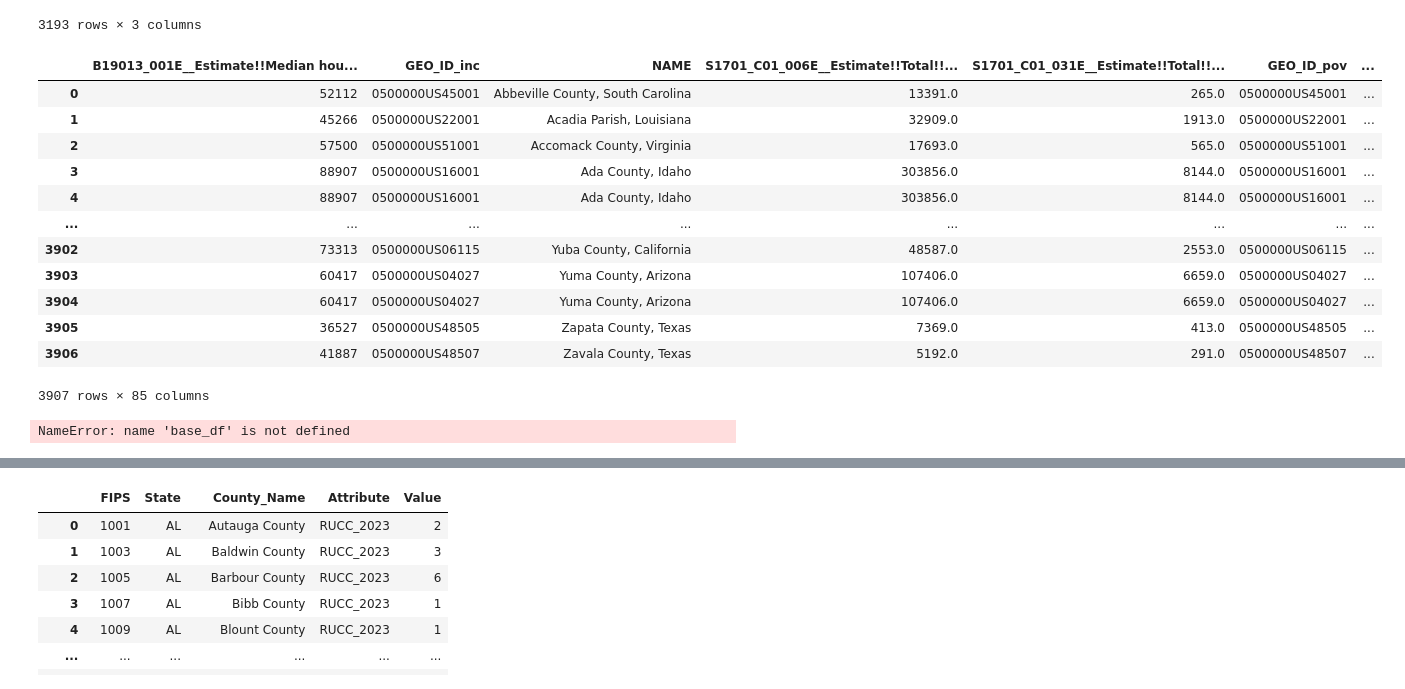
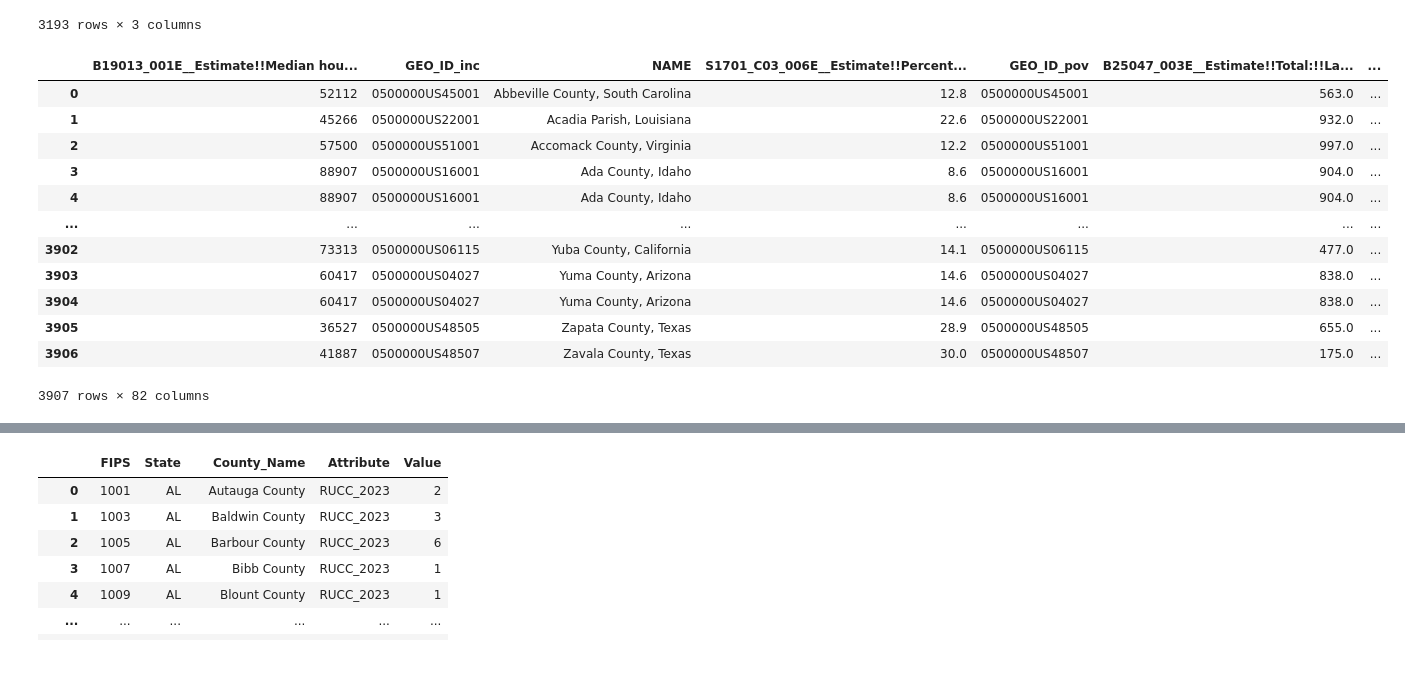
Before and after one commit to Apurv-Manjrekar/RADI, a Jupyter notebook: preprocessing.ipynb, the cells around one changed output, grey strips where cells are left out. Saved outputs shown, nothing was run; the diff lists cells and outputs as text; code cells hidden in the pictures.

```diff
--- a/preprocessing.ipynb
+++ b/preprocessing.ipynb
@@ -653,3 +653,30 @@ defaultdict(list,
              'vehicle_df': ['B08201_002E__Estimate!!Total:!!No vehicle available'],
              'transportation_df': ['B08012_013E__Estimate!!Total:!!90 or more minutes'],
              'hhs_df': ['Data_Value']})
+# %%
+required_columns = defaultdict(list, {'income_df': ['B19013_001E__Estimate!!Median household income in the past 12 months (in 2023 inflation-adjusted dollars)'],
+                                      'poverty_df': ['S1701_C03_006E__Estimate!!Percent below poverty level!!Population for whom poverty status is determined!!AGE!!18 to 64 years'],
+                                      'plumbing_df': ['B25047_003E__Estimate!!Total:!!Lacking complete plumbing facilities'],
+                                      'county_health_rankings_df': ['Severe Housing Cost Burden raw value',
+                                                                    'Ratio of population to primary care physicians.',
+                                                                    'Mental Health Providers raw value',
+                                                                    'Premature Age-Adjusted Mortality raw value',
+                                                                    'Infant Mortality raw value',
+                                                                    'Preventable Hospital Stays raw value',
+                                                                    'Poor or Fair Health raw value',
+                                                                    'Population raw value',
+                                                                    'Unemployment raw value',
+                                                                    'Uninsured raw value',
+                                                                    'Broadband Access raw value',
+                                                                    'Long Commute - Driving Alone raw value',],
+                                      'age_df': ['S0101_C01_030E__Estimate!!Total!!Total population!!SELECTED AGE CATEGORIES!!65 years and over'],
+                                      'race_df': ['B02001_002E__Estimate!!Total:!!White alone'],
+                                      'education_df': ['S1501_C02_002E__Estimate!!Percent!!AGE BY EDUCATIONAL ATTAINMENT!!Population 18 to 24 years!!Less than high school graduate'],
+                                      'unemployment_df': ["S2301_C01_034E__Estimate!!Total!!EDUCATIONAL ATTAINMENT!!Population 25 to 64 years!!Some college or associate's degree"],
+                                      'health_center_service_delivery_df': ['Health Center Number'],
+                                      'food_insecurity_df': ['Food Insecurity raw value'],
+                                      'drinking_water_df': ['Drinking Water Violations raw value'],
+                                      'air_quality_df': ['PM10        24-hr (µg/m3) '],
+                                      'natural_disaster_df': ['RISK_VALUE', 'RISK_SCORE', 'RISK_RATNG'],
+                                      'vehicle_df': ['B08201_002E__Estimate!!Total:!!No vehicle available'],
+                                      'hhs_df': ['Data_Value']})
@@ -781,9 +828,9 @@ base_df = pd.merge(base_df, datasets['plumbing_df'][required_columns['plumbing_d
 base_df = pd.merge(base_df, datasets['age_df'][required_columns['age_df'] + primary_columns['age_df']], on=['NAME'], how=HOW, suffixes=('_cos', '_age'))
 base_df = pd.merge(base_df, datasets['race_df'][required_columns['race_df'] + primary_columns['race_df']], on=['NAME'], how=HOW, suffixes=('_age', '_rac'))
 base_df = pd.merge(base_df, datasets['education_df'][required_columns['education_df'] + primary_columns['education_df']], on=['NAME'], how=HOW, suffixes=('_rac', '_edu'))
-base_df = pd.merge(base_df, datasets['uninsured_df'][required_columns['uninsured_df'] + primary_columns['uninsured_df']], on=['NAME'], how=HOW, suffixes=('_edu', '_uni'))
-base_df = pd.merge(base_df, datasets['internet_df'][required_columns['internet_df'] + primary_columns['internet_df']], on=['NAME'], how=HOW, suffixes=('_uni', '_int'))
-base_df = pd.merge(base_df, datasets['transportation_df'][required_columns['transportation_df'] + primary_columns['transportation_df']], on=['NAME'], how=HOW, suffixes=('_int', '_tra'))
+# base_df = pd.merge(base_df, datasets['uninsured_df'][required_columns['uninsured_df'] + primary_columns['uninsured_df']], on=['NAME'], how=HOW, suffixes=('_edu', '_uni'))
+# base_df = pd.merge(base_df, datasets['internet_df'][required_columns['internet_df'] + primary_columns['internet_df']], on=['NAME'], how=HOW, suffixes=('_uni', '_int'))
+# base_df = pd.merge(base_df, datasets['transportation_df'][required_columns['transportation_df'] + primary_columns['transportation_df']], on=['NAME'], how=HOW, suffixes=('_int', '_tra'))
 base_df = pd.merge(base_df, datasets['unemployment_df'][required_columns['unemployment_df'] + primary_columns['unemployment_df']], on=['NAME'], how=HOW, suffixes=('_tra', '_une'))
 base_df = pd.merge(base_df, datasets['vehicle_df'][required_columns['vehicle_df'] + primary_columns['vehicle_df']], on=['NAME'], how=HOW, suffixes=('_une', '_veh'))
 
@@ -797,50 +844,48 @@ datasets['health_center_service_delivery_df'] = datasets['health_center_service_
 base_df = pd.merge(base_df, datasets['health_center_service_delivery_df'][required_columns['health_center_service_delivery_df'] + primary_columns['health_center_service_delivery_df']], on=['Complete County Name', 'State Name'], how=HOW, suffixes=('_veh', '_hea'))
 
 datasets['county_health_rankings_df']['County_Name'] = datasets['county_health_rankings_df']['Name']
 base_df = pd.merge(base_df, datasets['county_health_rankings_df'][required_columns['county_health_rankings_df'] + primary_columns['county_health_rankings_df'] + ['County_Name']], on=['County_Name', 'State Abbreviation'], how=HOW, suffixes=('_hea', '_cou'))
 
 datasets['air_quality_df'] = datasets['air_quality_df'][required_columns['air_quality_df'] + primary_columns['air_quality_df']][:1145]
 base_df = pd.merge(base_df, datasets['air_quality_df'][required_columns['air_quality_df'] + primary_columns['air_quality_df']], on=['County', 'State'], how='outer', suffixes=('_cou', '_air'))
 
 datasets['drinking_water_df']['County_Name'] = datasets['drinking_water_df']['Name']
 base_df = pd.merge(base_df, datasets['drinking_water_df'][required_columns['drinking_water_df'] + primary_columns['drinking_water_df'] + ['County_Name']], on=['County_Name', 'State Abbreviation'], how=HOW, suffixes=('_air', '_dri'))
 
 datasets['natural_disaster_df']['County Equivalent Name'] = datasets['natural_disaster_df']['COUNTY']
 datasets['natural_disaster_df']['State Name'] = datasets['natural_disaster_df']['STATE']
 base_df = pd.merge(base_df, datasets['natural_disaster_df'][required_columns['natural_disaster_df'] + primary_columns['natural_disaster_df'] + ['County Equivalent Name', 'State Name']], on=['County Equivalent Name', 'State Name'], how=HOW, suffixes=('_dri', '_nat'))
 
 datasets['food_insecurity_df']['County_Name'] = datasets['food_insecurity_df']['Name']
 base_df = pd.merge(base_df, datasets['food_insecurity_df'][required_columns['food_insecurity_df'] + primary_columns['food_insecurity_df'] + ['County_Name']], on=['County_Name', 'State Abbreviation'], how=HOW, suffixes=('_nat', '_foo'))
 
 datasets['hhs_df']['State Abbreviation'] = datasets['hhs_df']['LocationAbbr']
 datasets['hhs_df']['County_Name'] = datasets['hhs_df']['LocationDesc']
 base_df = pd.merge(base_df, datasets['hhs_df'][required_columns['hhs_df'] + primary_columns['hhs_df'] + ['County_Name', 'State Abbreviation']], on=['County_Name', 'State Abbreviation'], how=HOW, suffixes=('_foo', '_hhs'))
 
 datasets['preventable_hospital_stays_df']['County_Name'] = datasets['preventable_hospital_stays_df']['Name']
 base_df = pd.merge(base_df, datasets['preventable_hospital_stays_df'][['Preventable Hospital Stays raw value'] + primary_columns['preventable_hospital_stays_df'] + ['County_Name']], on=['County_Name', 'State Abbreviation'], how=HOW, suffixes=('_hhs', '_pre'))
 
 datasets['poor_or_fair_health_df']['County_Name'] = datasets['poor_or_fair_health_df']['Name']
 base_df = pd.merge(base_df, datasets['poor_or_fair_health_df'][['Poor or Fair Health raw value'] + primary_columns['poor_or_fair_health_df'] + ['County_Name']], on=['County_Name', 'State Abbreviation'], how=HOW, suffixes=('_pre', '_poo'))
 
 base_df
 # %% [output]
-|  | B19013_001E__Estimate!!Median hou... | GEO_ID_inc | NAME | S1701_C01_006E__Estimate!!Total!!... | S1701_C01_031E__Estimate!!Total!!... | GEO_ID_pov | ... |
-| 0 | 52112 | 0500000US45001 | Abbeville County, South Carolina | 13391.0 | 265.0 | 0500000US45001 | ... |
-| 1 | 45266 | 0500000US22001 | Acadia Parish, Louisiana | 32909.0 | 1913.0 | 0500000US22001 | ... |
-| 2 | 57500 | 0500000US51001 | Accomack County, Virginia | 17693.0 | 565.0 | 0500000US51001 | ... |
-| 3 | 88907 | 0500000US16001 | Ada County, Idaho | 303856.0 | 8144.0 | 0500000US16001 | ... |
-| 4 | 88907 | 0500000US16001 | Ada County, Idaho | 303856.0 | 8144.0 | 0500000US16001 | ... |
+|  | B19013_001E__Estimate!!Median hou... | GEO_ID_inc | NAME | S1701_C03_006E__Estimate!!Percent... | GEO_ID_pov | B25047_003E__Estimate!!Total:!!La... | ... |
+| 0 | 52112 | 0500000US45001 | Abbeville County, South Carolina | 12.8 | 0500000US45001 | 563.0 | ... |
+| 1 | 45266 | 0500000US22001 | Acadia Parish, Louisiana | 22.6 | 0500000US22001 | 932.0 | ... |
+| 2 | 57500 | 0500000US51001 | Accomack County, Virginia | 12.2 | 0500000US51001 | 997.0 | ... |
+| 3 | 88907 | 0500000US16001 | Ada County, Idaho | 8.6 | 0500000US16001 | 904.0 | ... |
+| 4 | 88907 | 0500000US16001 | Ada County, Idaho | 8.6 | 0500000US16001 | 904.0 | ... |
 | ... | ... | ... | ... | ... | ... | ... | ... |
-| 3902 | 73313 | 0500000US06115 | Yuba County, California | 48587.0 | 2553.0 | 0500000US06115 | ... |
-| 3903 | 60417 | 0500000US04027 | Yuma County, Arizona | 107406.0 | 6659.0 | 0500000US04027 | ... |
-| 3904 | 60417 | 0500000US04027 | Yuma County, Arizona | 107406.0 | 6659.0 | 0500000US04027 | ... |
-| 3905 | 36527 | 0500000US48505 | Zapata County, Texas | 7369.0 | 413.0 | 0500000US48505 | ... |
-| 3906 | 41887 | 0500000US48507 | Zavala County, Texas | 5192.0 | 291.0 | 0500000US48507 | ... |
+| 3902 | 73313 | 0500000US06115 | Yuba County, California | 14.1 | 0500000US06115 | 477.0 | ... |
+| 3903 | 60417 | 0500000US04027 | Yuma County, Arizona | 14.6 | 0500000US04027 | 838.0 | ... |
+| 3904 | 60417 | 0500000US04027 | Yuma County, Arizona | 14.6 | 0500000US04027 | 838.0 | ... |
+| 3905 | 36527 | 0500000US48505 | Zapata County, Texas | 28.9 | 0500000US48505 | 655.0 | ... |
+| 3906 | 41887 | 0500000US48507 | Zavala County, Texas | 30.0 | 0500000US48507 | 175.0 | ... |
-3907 rows × 85 columns
+3907 rows × 82 columns
 # %%
 base_df.to_csv(processed_data_path + 'base_merge.csv', index=False)
-# %% [output]
-NameError: name 'base_df' is not defined
 # %%
 base_df = pd.read_csv(processed_data_path + 'base_merge.csv')
 base_df.columns
```
Also changed, not shown: parts of 18 cells of this notebook, 4 other files.
